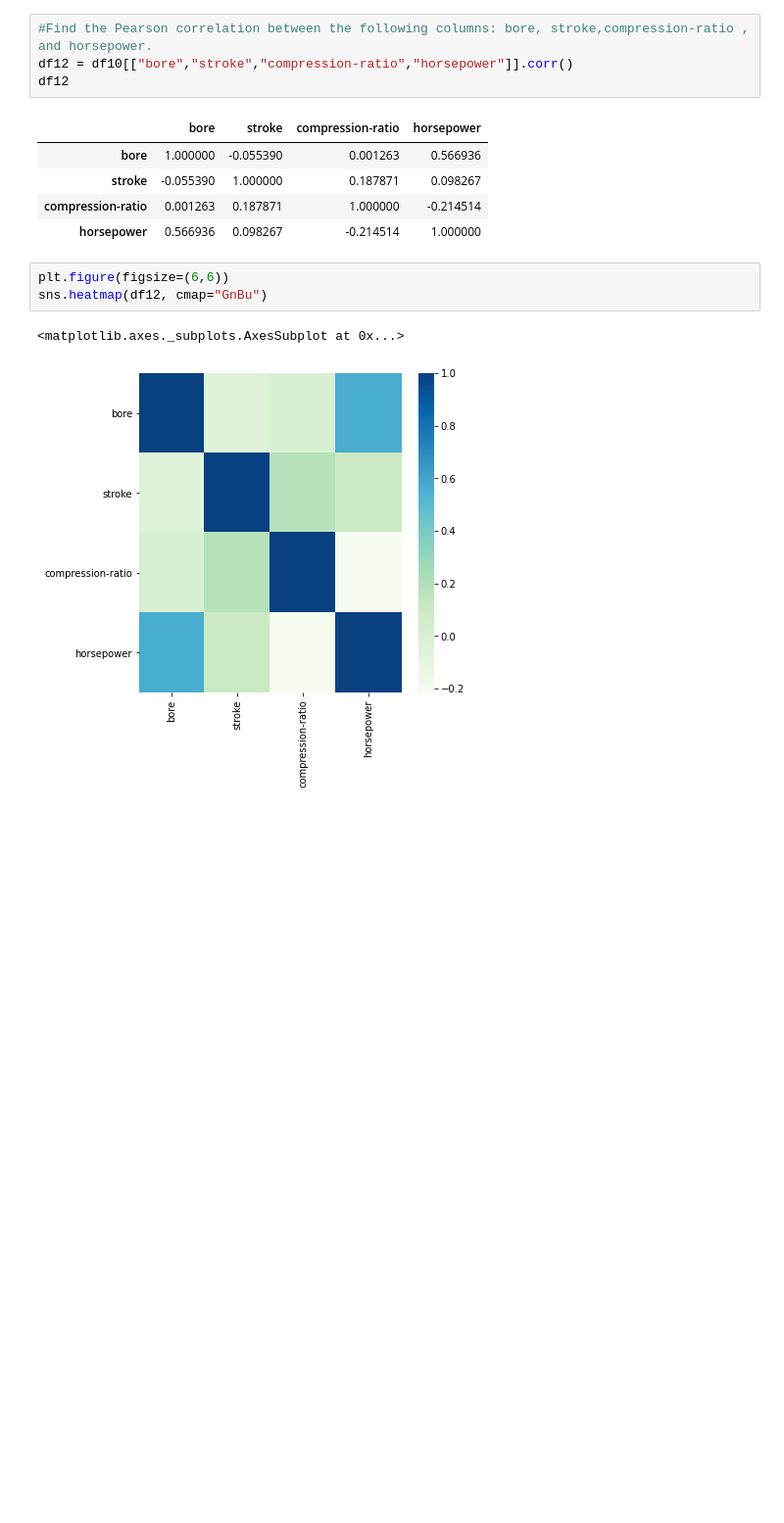
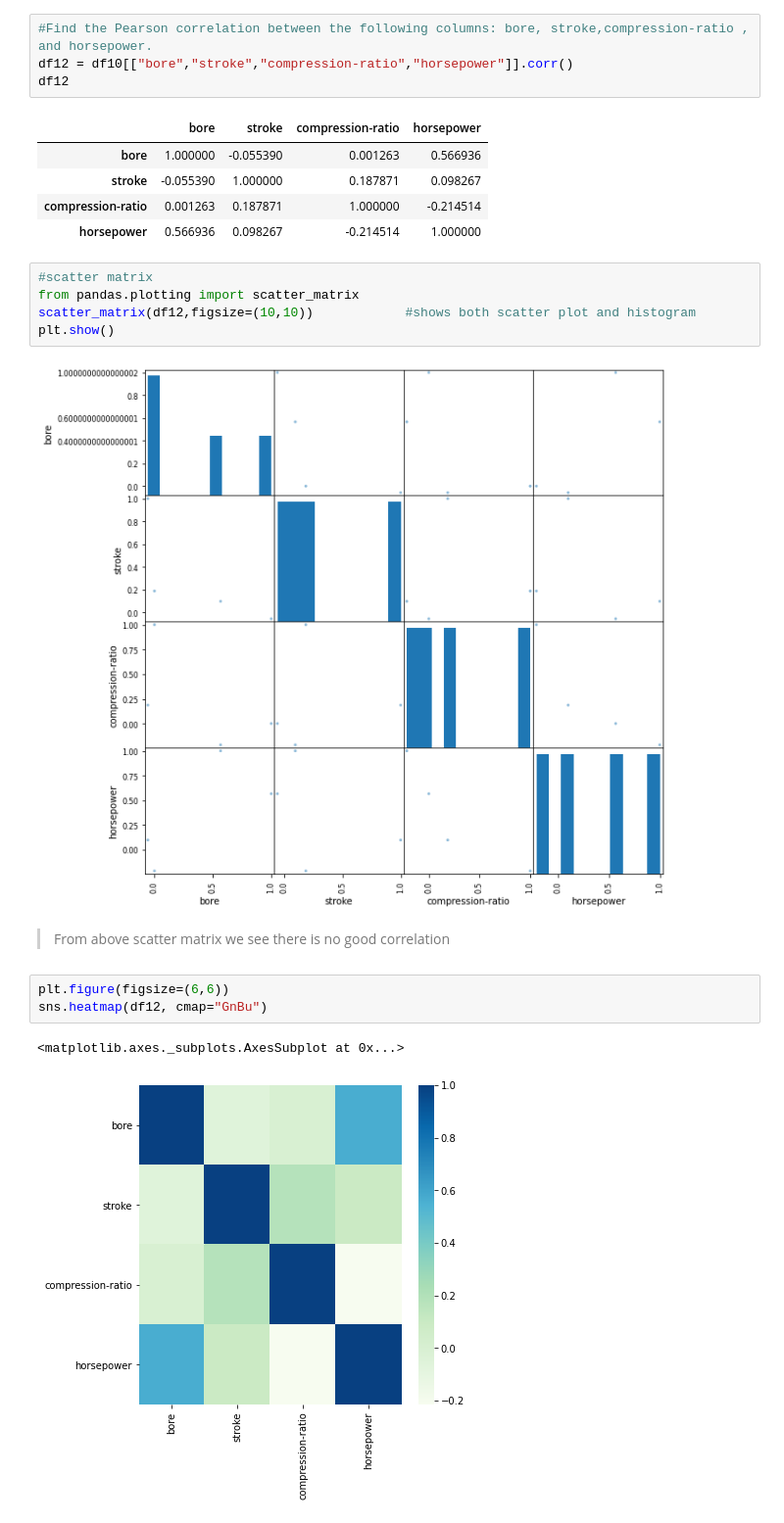
Before and after one commit to harsha8745/IBM-WATSON, a Jupyter notebook: Data_Analysis_with_Python.ipynb, the cells around one changed output. Shown at 98% size. Drawn from its saved outputs; the diff is of its cells as text; blank space fills up the shorter version.

```diff
--- a/Data_Analysis_with_Python.ipynb
+++ b/Data_Analysis_with_Python.ipynb
@@ -1754,6 +1781,15 @@ df12
 | stroke | -0.055390 | 1.000000 | 0.187871 | 0.098267 |
 | compression-ratio | 0.001263 | 0.187871 | 1.000000 | -0.214514 |
 | horsepower | 0.566936 | 0.098267 | -0.214514 | 1.000000 |
+# %%
+#scatter matrix
+from pandas.plotting import scatter_matrix
+scatter_matrix(df12,figsize=(10,10))            #shows both scatter plot and histogram
+plt.show()
+# %% [output]
+[figure, added]
+# %% [markdown]
+>From above scatter matrix we see there is no good correlation
 # %%
 plt.figure(figsize=(6,6))
 sns.heatmap(df12, cmap="GnBu")
```
Also changed, not shown: parts of 70 cells of this notebook.
